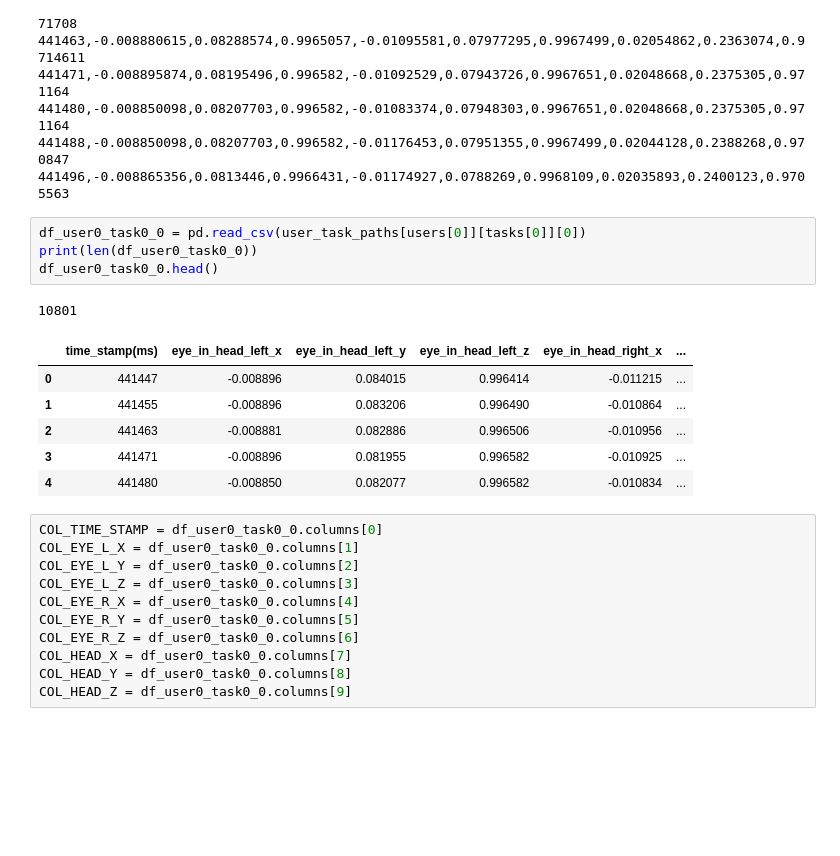
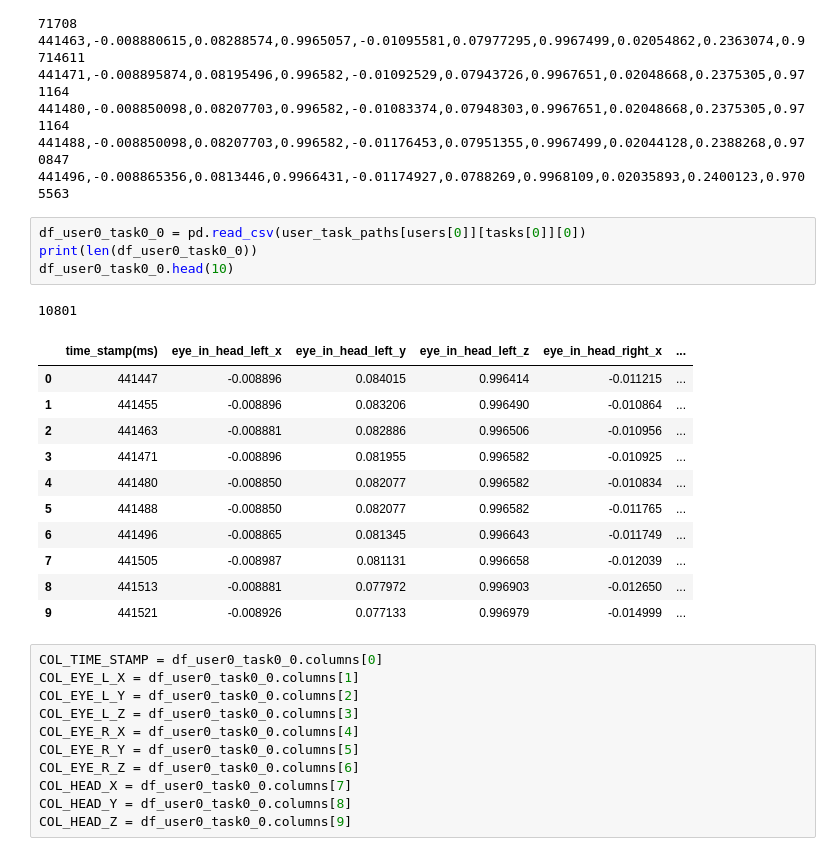
Before and after one commit to aria-lab-code/vr-exoskeleton, a Jupyter notebook: notebooks/explore.ipynb, the cells around one changed output. Drawn from its saved outputs; the diff is of its cells as text; blank space fills up the shorter version.

```diff
--- a/notebooks/explore.ipynb
+++ b/notebooks/explore.ipynb
@@ -67,15 +86,20 @@ time_stamp(ms),eye_in_head_left_x,eye_in_head_left_y,eye_in_head_left_z,eye_in_h
 # %%
 df_user0_task0_0 = pd.read_csv(user_task_paths[users[0]][tasks[0]][0])
 print(len(df_user0_task0_0))
-df_user0_task0_0.head()
+df_user0_task0_0.head(10)
 # %% [output]
 10801
 |  | time_stamp(ms) | eye_in_head_left_x | eye_in_head_left_y | eye_in_head_left_z | eye_in_head_right_x | ... |
 | 0 | 441447 | -0.008896 | 0.084015 | 0.996414 | -0.011215 | ... |
 | 1 | 441455 | -0.008896 | 0.083206 | 0.996490 | -0.010864 | ... |
 | 2 | 441463 | -0.008881 | 0.082886 | 0.996506 | -0.010956 | ... |
 | 3 | 441471 | -0.008896 | 0.081955 | 0.996582 | -0.010925 | ... |
 | 4 | 441480 | -0.008850 | 0.082077 | 0.996582 | -0.010834 | ... |
+| 5 | 441488 | -0.008850 | 0.082077 | 0.996582 | -0.011765 | ... |
+| 6 | 441496 | -0.008865 | 0.081345 | 0.996643 | -0.011749 | ... |
+| 7 | 441505 | -0.008987 | 0.081131 | 0.996658 | -0.012039 | ... |
+| 8 | 441513 | -0.008881 | 0.077972 | 0.996903 | -0.012650 | ... |
+| 9 | 441521 | -0.008926 | 0.077133 | 0.996979 | -0.014999 | ... |
 # %%
 COL_TIME_STAMP = df_user0_task0_0.columns[0]
 COL_EYE_L_X = df_user0_task0_0.columns[1]
```
Also changed, not shown: parts of 10 cells of this notebook, 5 other files.
